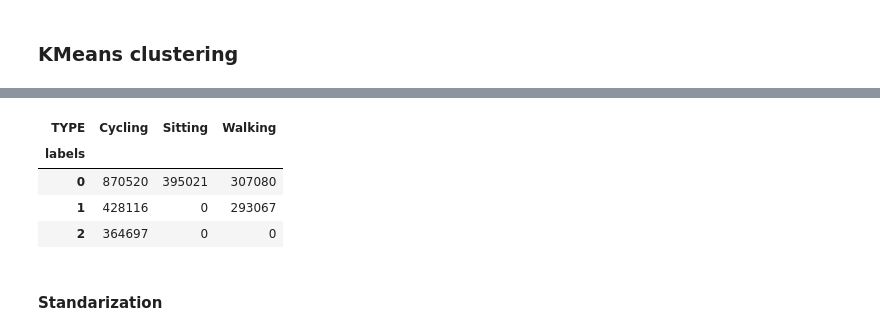
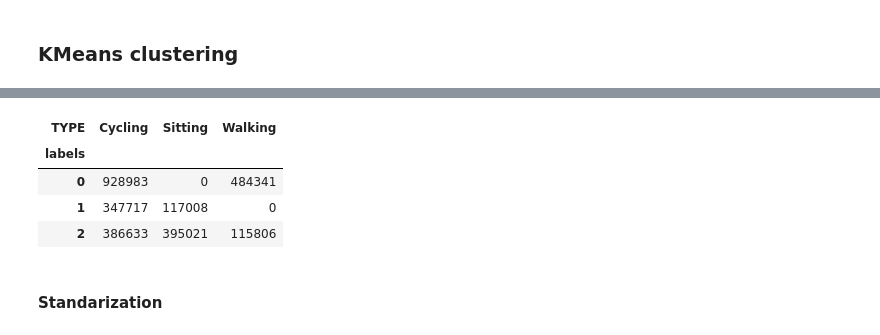
Before and after one commit to FilipLangiewicz/ActivityDetection, a Jupyter notebook: code/eda_maciek.ipynb, the cells around one changed output, grey strips where cells are left out. Cells and saved outputs as stored; diff of their text form; code cells hidden in the pictures.

```diff
--- a/code/eda_maciek.ipynb
+++ b/code/eda_maciek.ipynb
@@ -532,0 +597,5 @@ DF ORIGINAL
+# %%
+df_original_narrow = df_original.copy()
+df_original_narrow = df_original_narrow.loc[:, ~df_original_narrow.columns.str.startswith('LocationNetwork')]
+df_original_narrow = df_original_narrow.loc[:, ~df_original_narrow.columns.str.startswith('LocationGps')]
+df_original_narrow.describe()
@@ -532,0 +624,5 @@ DF ORIGINAL
+# %%
+df_original_narrow.dropna(inplace=True)
+null_counts = df_original_narrow.isnull().sum()
+
+print(null_counts)
@@ -532,0 +656,5 @@ DF ORIGINAL
+# %%
+columns_to_drop = ['Gravity_x', 'Gravity_y', 'Gravity_z']
+if all(col in df_original_narrow.columns for col in columns_to_drop):
+    df_original_narrow = df_original_narrow.drop(columns=columns_to_drop)
+df_original_narrow.describe()
@@ -535,7 +674,7 @@ DF ORIGINAL
 # %%
 from sklearn.cluster import KMeans
 model = KMeans(n_clusters=3)
-model.fit(df_original.loc[:,df_original.columns != 'TYPE'])
-labels = model.predict(df_original.loc[:,df_original.columns != 'TYPE'])
+model.fit(df_original_narrow.loc[:,df_original_narrow.columns != 'TYPE'])
+labels = model.predict(df_original_narrow.loc[:,df_original_narrow.columns != 'TYPE'])
 print(labels)
 # %% [output]
@@ -547,13 +686,13 @@ print(model.inertia_)
 # %%
-score_df = pd.DataFrame({'labels': labels, 'TYPE': df_original['TYPE']})
+score_df = pd.DataFrame({'labels': labels, 'TYPE': df_original_narrow['TYPE']})
 ct = pd.crosstab(score_df['labels'], score_df['TYPE'])
 ct
 # %% [output]
 | TYPE | Cycling | Sitting | Walking |
 | labels |  |  |  |
-| 0 | 870520 | 395021 | 307080 |
-| 1 | 428116 | 0 | 293067 |
-| 2 | 364697 | 0 | 0 |
+| 0 | 928983 | 0 | 484341 |
+| 1 | 347717 | 117008 | 0 |
+| 2 | 386633 | 395021 | 115806 |
 # %% [markdown]
 #### Standarization
 # %%
```
Also changed, not shown: parts of 24 cells of this notebook.
